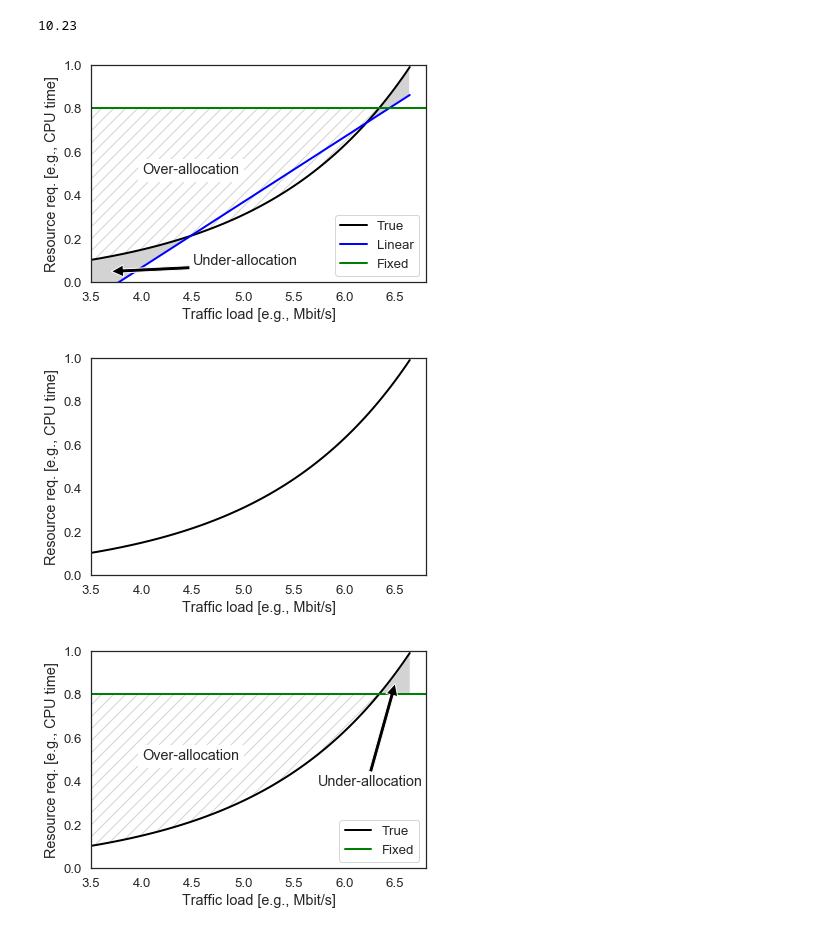
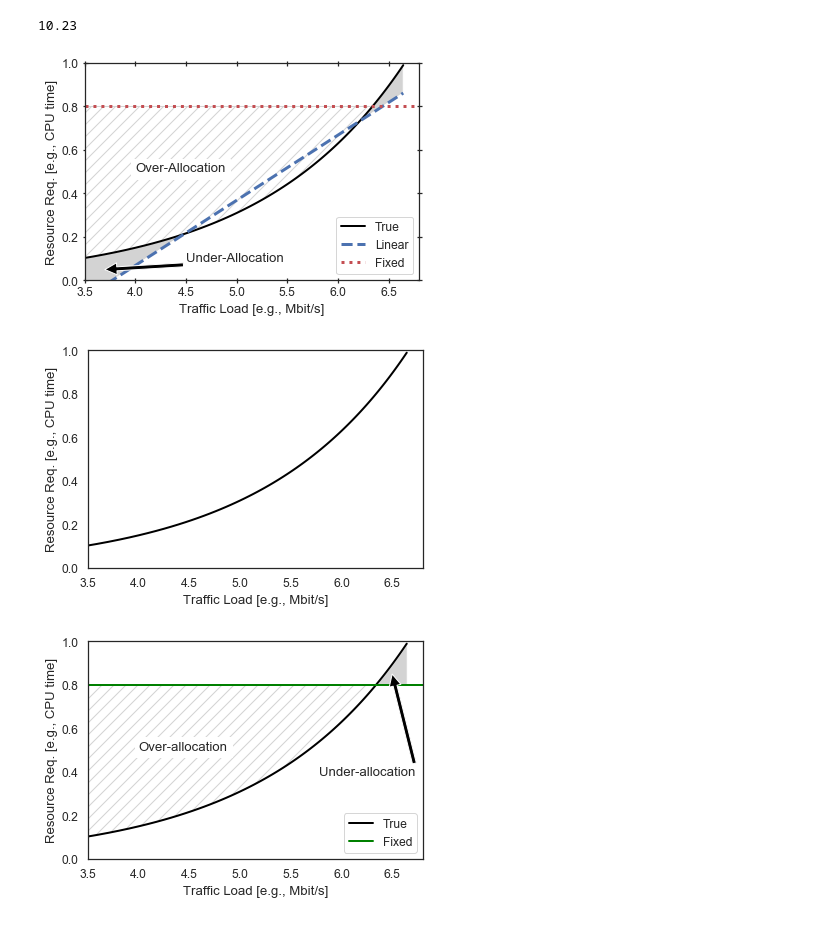
Before and after one commit to CN-UPB/ml-for-resource-allocation, a Jupyter notebook: example.ipynb, the cells around one changed output. Saved outputs shown, nothing was run; the diff lists cells and outputs as text; code cells hidden in the pictures.

Commit message:
align example plot style

```diff
--- a/example.ipynb
+++ b/example.ipynb
@@ -15,14 +15,14 @@ from sklearn.metrics import mean_squared_error
 
 %matplotlib inline
 
-sns.set(font_scale=1.2)
-sns.set_style("white")
+sns.set(font_scale=1.1, style="white")
+sns_cmap = sns.color_palette().as_hex()
 # %%
 # define column names
 # cpu_col = 'CPU time [%]'
-cpu_col = 'Resource req. [e.g., CPU time]'
+cpu_col = 'Resource Req. [e.g., CPU time]'
 # thr_col = 'Max. throughput [Gbit/s]'
-thr_col = 'Traffic load [e.g., Mbit/s]'
+thr_col = 'Traffic Load [e.g., Mbit/s]'
 # %%
 # generate synthetic data
 def gen_benchmark(cpu, coeff1=1, coeff2=1):
@@ -125,34 +125,35 @@ def plot_cpu_0_100():
 # %%
 # plotting for cpu 0-1
 fig, ax = plt.subplots()
 
 fixed = 0.8
 
 # lines
 plt.plot(df[thr_col], df[cpu_col], label='True', color='black', linewidth=2)
-plt.plot(df[thr_col], df[lin_col], color='blue', linewidth=2)
+plt.plot(df[thr_col], df[lin_col], color=sns_cmap[0], linewidth=3, linestyle="dashed")
 # plt.plot(df[thr_col], df[boost_col], color='red', linewidth=2)
-plt.axhline(y=fixed, label='Fixed', color='green', linewidth=2)
+plt.axhline(y=fixed, label='Fixed', color=sns_cmap[3], linewidth=3, linestyle="dotted")
 
 # fill in between
 ax.fill_between(df[thr_col], df[cpu_col], fixed, where=df[cpu_col]<fixed, facecolor='white', edgecolor='lightgrey', hatch='//')
 ax.fill_between(df[thr_col], df[lin_col], df[cpu_col], where=df[lin_col]<df[cpu_col], facecolor='lightgrey')
 
 # # text
-ax.text(4, 0.5, 'Over-allocation', bbox={'facecolor': 'white'})
-ax.annotate('Under-allocation', xy=(3.7, 0.05), xytext=(4.5, 0.1), arrowprops={'facecolor': 'black'}, verticalalignment='center')
+ax.text(4, 0.5, 'Over-Allocation', bbox={'facecolor': 'white'})
+ax.annotate('Under-Allocation', xy=(3.7, 0.05), xytext=(4.5, 0.1), arrowprops={'facecolor': 'black'}, verticalalignment='center')
 
 plt.xlabel(thr_col)
 plt.ylabel(cpu_col)
 plt.xlim(3.5)
 plt.ylim(0, 1)
+plt.tick_params(axis='both', direction='inout', length=5, bottom=True, left=True, right=True, top=True)
 plt.legend()
 
 fig.savefig('plots/example_alloc.pdf', bbox_inches='tight')
 # for presentation as png
 fig.savefig('plots/example_alloc_lin.png', dpi=150, bbox_inches='tight')
 # %% [output]
-[figure, old version]
+[figure, new version]
 # %%
 # split into parts for presentation; save as png
 # first: only true requirements
@@ -169,7 +170,7 @@ plt.ylim(0, 1)
 
 fig.savefig('plots/example_alloc_true.png', dpi=150, bbox_inches='tight')
 # %% [output]
-[figure, old version]
+[figure, new version]
 # %%
 # 2nd: plot fixed resource alloc at 80%
 fig, ax = plt.subplots()
@@ -196,4 +197,4 @@ plt.legend()
 
 fig.savefig('plots/example_alloc_fixed.png', dpi=150, bbox_inches='tight')
 # %% [output]
-[figure, old version]
+[figure, new version]
```
Also changed, not shown: parts of 1 cell of this notebook, 6 other files.
